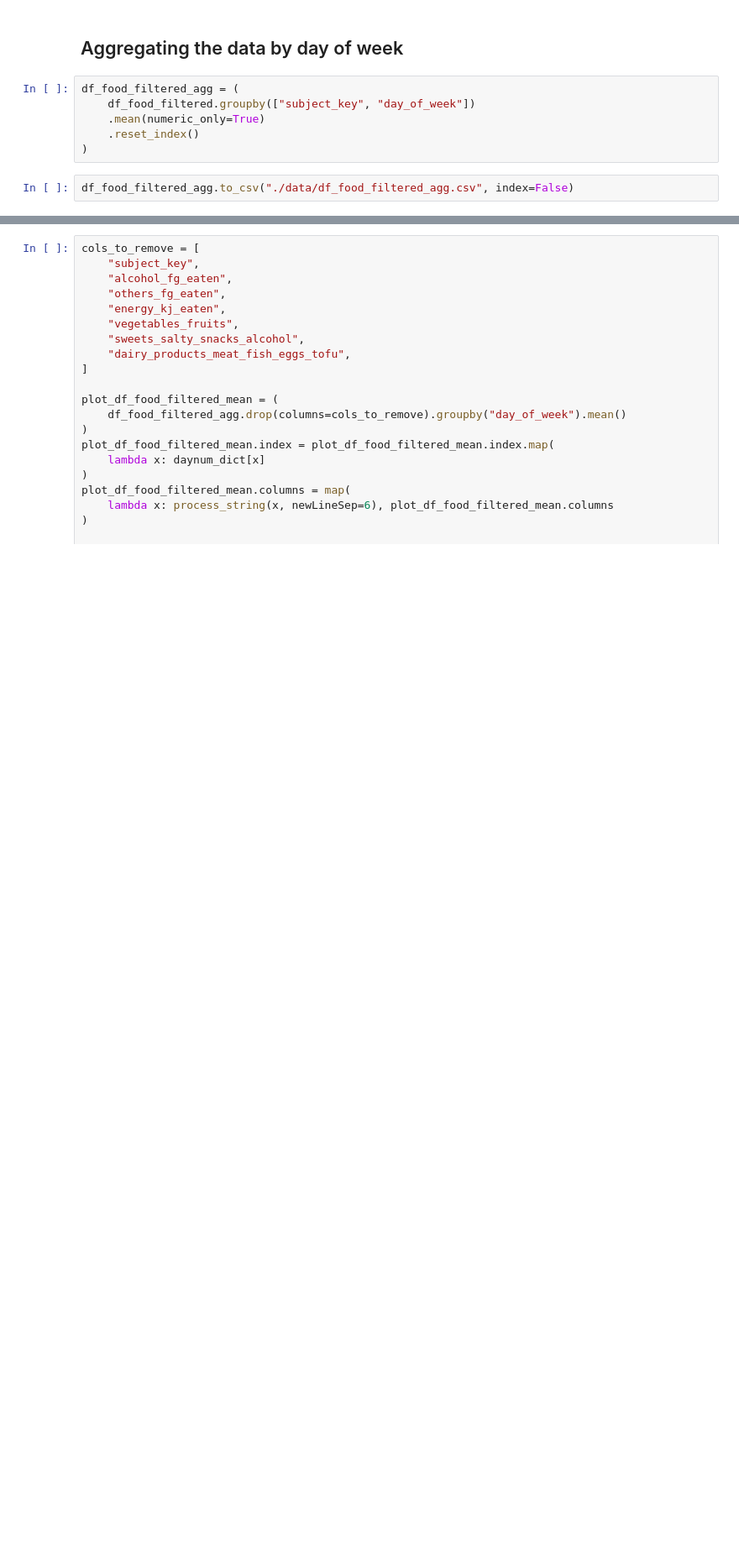
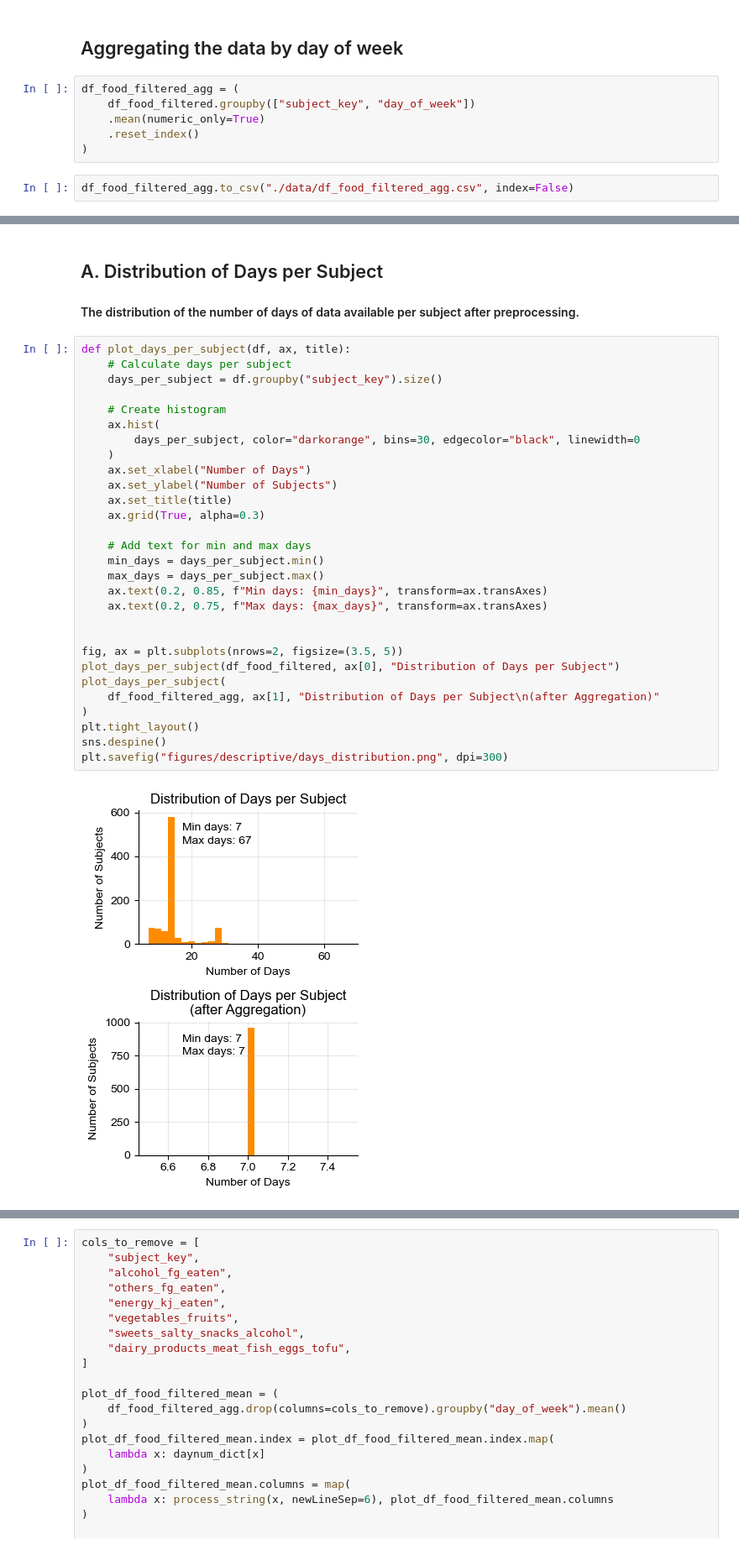
Before and after one commit to digitalepidemiologylab/mindays-estimation-paper, a Jupyter notebook: preprocessing.ipynb, the cells around one changed output, grey strips where cells are left out. Shown: that part at 84% size. Drawn from its saved outputs; the diff is of its cells as text; blank space fills up the shorter version.

Commit message:
Integrated code for demographic plots

```diff
--- a/preprocessing.ipynb
+++ b/preprocessing.ipynb
@@ -136 +138,36 @@ df_food_filtered_agg.to_csv("./data/df_food_filtered_agg.csv", index=False)
+# %% [markdown]
+## A. Distribution of Days per Subject
+
+#### The distribution of the number of days of data available per subject after preprocessing.
+# %%
+def plot_days_per_subject(df, ax, title):
+    # Calculate days per subject
+    days_per_subject = df.groupby("subject_key").size()
+
+    # Create histogram
+    ax.hist(
+        days_per_subject, color="darkorange", bins=30, edgecolor="black", linewidth=0
+    )
+    ax.set_xlabel("Number of Days")
+    ax.set_ylabel("Number of Subjects")
+    ax.set_title(title)
+    ax.grid(True, alpha=0.3)
+
+    # Add text for min and max days
+    min_days = days_per_subject.min()
+    max_days = days_per_subject.max()
+    ax.text(0.2, 0.85, f"Min days: {min_days}", transform=ax.transAxes)
+    ax.text(0.2, 0.75, f"Max days: {max_days}", transform=ax.transAxes)
+
+
+fig, ax = plt.subplots(nrows=2, figsize=(3.5, 5))
+plot_days_per_subject(df_food_filtered, ax[0], "Distribution of Days per Subject")
+plot_days_per_subject(
+    df_food_filtered_agg, ax[1], "Distribution of Days per Subject\n(after Aggregation)"
+)
+plt.tight_layout()
+sns.despine()
+plt.savefig("figures/descriptive/days_distribution.png", dpi=300)
+# %% [output]
+[figure, added]
 # %% [markdown]
```
Also changed, not shown: parts of 12 cells of this notebook.
